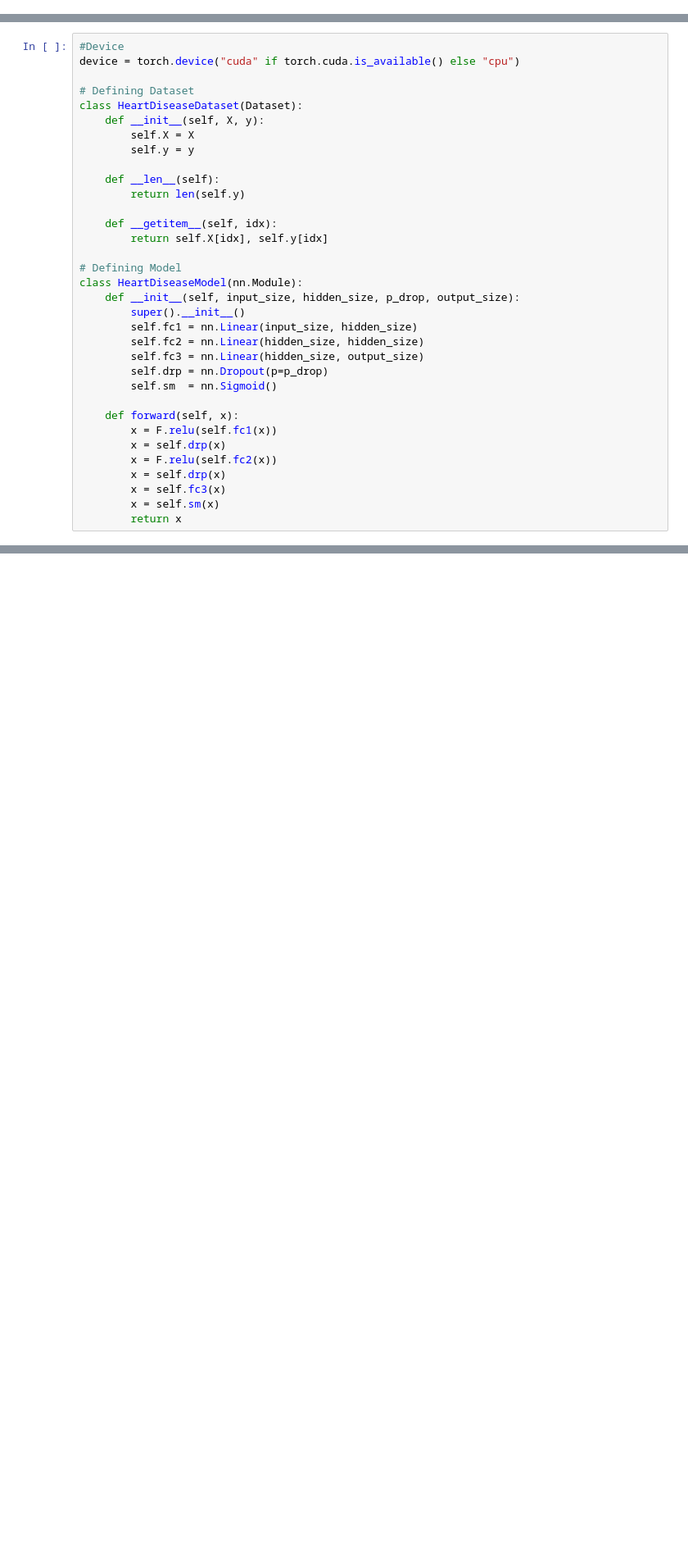
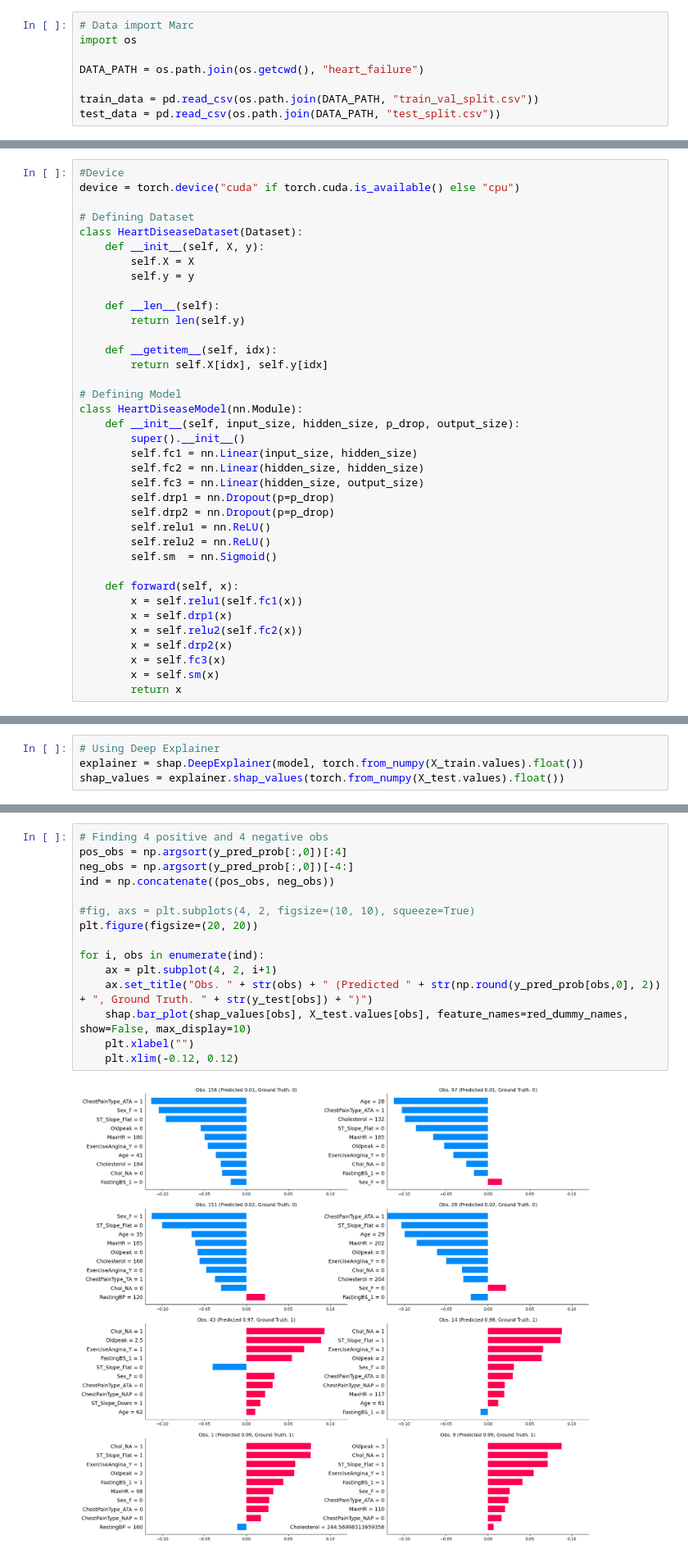
Before and after one commit to nmamie/ML4H_Project1, a Jupyter notebook: ML4H_Project1_Task1_Nici.ipynb, the cells around one changed output, grey strips where cells are left out. Shown at 82% size. Saved outputs shown, nothing was run; the diff lists cells and outputs as text; blank space fills up the shorter version.

Commit message:
shap values

```diff
--- a/ML4H_Project1_Task1_Nici.ipynb
+++ b/ML4H_Project1_Task1_Nici.ipynb
@@ -25,6 +25,14 @@ Mounted at /content/drive
 ## data import
 train_data = pd.read_csv(path + "train_val_split.csv")
 test_data = pd.read_csv(path + "test_split.csv")
+# %%
+# Data import Marc
+import os
+
+DATA_PATH = os.path.join(os.getcwd(), "heart_failure")
+
+train_data = pd.read_csv(os.path.join(DATA_PATH, "train_val_split.csv"))
+test_data = pd.read_csv(os.path.join(DATA_PATH, "test_split.csv"))
 # %% [markdown]
 ## **Q1: Exploratory Data Analysis**
 # %% [markdown]
@@ -612,14 +753,17 @@ class HeartDiseaseModel(nn.Module):
         self.fc1 = nn.Linear(input_size, hidden_size)
         self.fc2 = nn.Linear(hidden_size, hidden_size)
         self.fc3 = nn.Linear(hidden_size, output_size)
-        self.drp = nn.Dropout(p=p_drop)
+        self.drp1 = nn.Dropout(p=p_drop)
+        self.drp2 = nn.Dropout(p=p_drop)
+        self.relu1 = nn.ReLU()
+        self.relu2 = nn.ReLU()
         self.sm  = nn.Sigmoid()
 
     def forward(self, x):
-        x = F.relu(self.fc1(x))
-        x = self.drp(x)
-        x = F.relu(self.fc2(x))
-        x = self.drp(x)
+        x = self.relu1(self.fc1(x))
+        x = self.drp1(x)
+        x = self.relu2(self.fc2(x))
+        x = self.drp2(x)
         x = self.fc3(x)
         x = self.sm(x)
         return x
@@ -750 +897,5 @@ shap_values = explainer.shap_values(X_test.values[:100])
+# %%
+# Using Deep Explainer
+explainer = shap.DeepExplainer(model, torch.from_numpy(X_train.values).float())
+shap_values = explainer.shap_values(torch.from_numpy(X_test.values).float())
 # %%
@@ -771,0 +924,17 @@ shap.summary_plot(shap_values[1], X_val[:100], feature_names=preprocessor.get_fe
+# %%
+# Finding 4 positive and 4 negative obs
+pos_obs = np.argsort(y_pred_prob[:,0])[:4]
+neg_obs = np.argsort(y_pred_prob[:,0])[-4:]
+ind = np.concatenate((pos_obs, neg_obs))
+
+#fig, axs = plt.subplots(4, 2, figsize=(10, 10), squeeze=True)
+plt.figure(figsize=(20, 20))
+
+for i, obs in enumerate(ind):
+    ax = plt.subplot(4, 2, i+1)
+    ax.set_title("Obs. " + str(obs) + " (Predicted " + str(np.round(y_pred_prob[obs,0], 2)) + ", Ground Truth. " + str(y_test[obs]) + ")")
+    shap.bar_plot(shap_values[obs], X_test.values[obs], feature_names=red_dummy_names, show=False, max_display=10)
+    plt.xlabel("")
+    plt.xlim(-0.12, 0.12)
+# %% [output]
+[figure, added]
```
Also changed, not shown: parts of 27 cells of this notebook, 4 other files.
